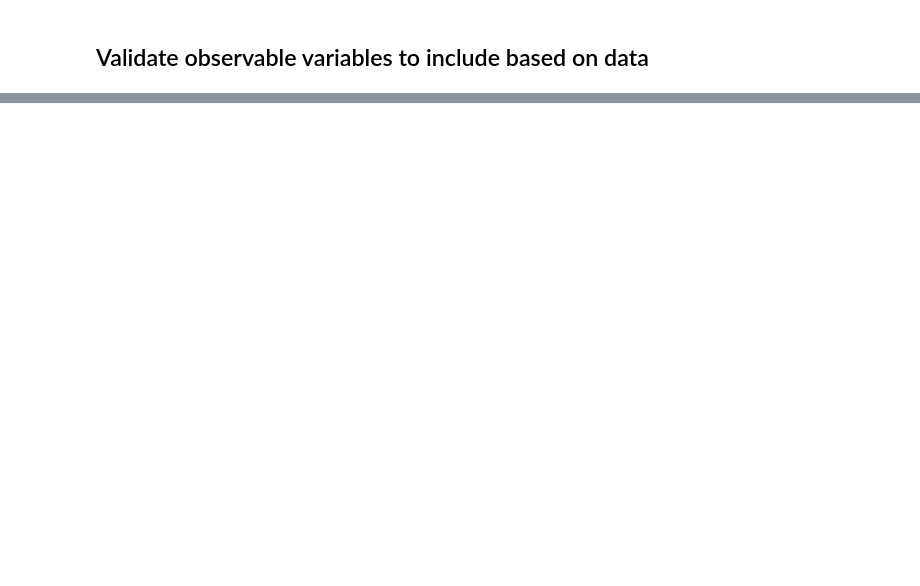
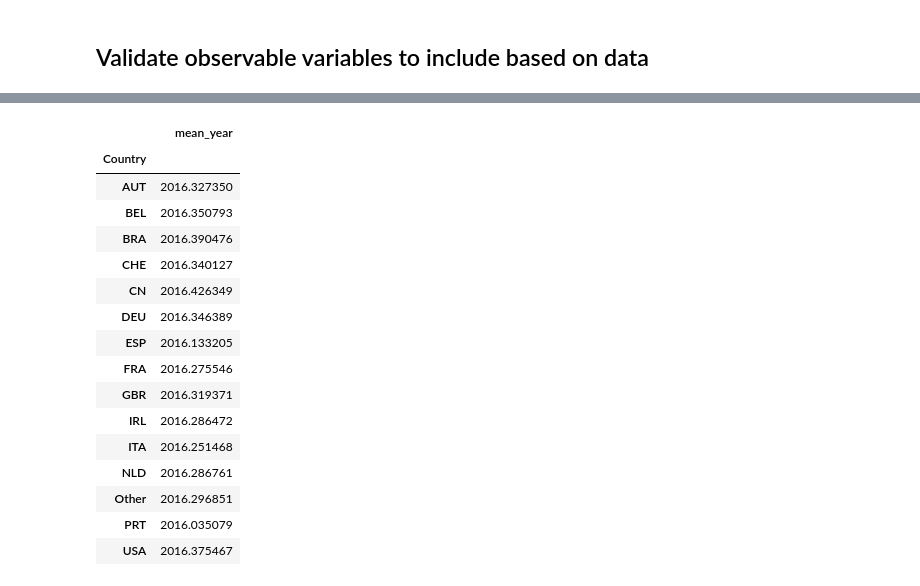
Before and after one commit to BuissonFlorent/BehavioralDataAnalysis, a Jupyter notebook: Chapter 4 - Building Causal Diagrams From Scratch/ch04.ipynb, the cells around one changed output, grey strips where cells are left out. Saved outputs shown, nothing was run; the diff lists cells and outputs as text; code cells hidden in the pictures; blank space fills up the shorter version.

```diff
--- a/Chapter 4 - Building Causal Diagrams From Scratch/ch04.ipynb
+++ b/Chapter 4 - Building Causal Diagrams From Scratch/ch04.ipynb
@@ -123,0 +205,20 @@ sns.heatmap(cat_corr, mask=np.zeros_like(cat_corr, dtype=np.bool), cmap=sns.dive
+# %%
+dat_df.groupby('Country').agg(mean_year = ('Year', np.mean))
+# %% [output]
+|  | mean_year |
+| Country |  |
+| AUT | 2016.327350 |
+| BEL | 2016.350793 |
+| BRA | 2016.390476 |
+| CHE | 2016.340127 |
+| CN | 2016.426349 |
+| DEU | 2016.346389 |
+| ESP | 2016.133205 |
+| FRA | 2016.275546 |
+| GBR | 2016.319371 |
+| IRL | 2016.286472 |
+| ITA | 2016.251468 |
+| NLD | 2016.286761 |
+| Other | 2016.296851 |
+| PRT | 2016.035079 |
+| USA | 2016.375467 |
```
Also changed, not shown: parts of 16 cells of this notebook, 1 other file.
